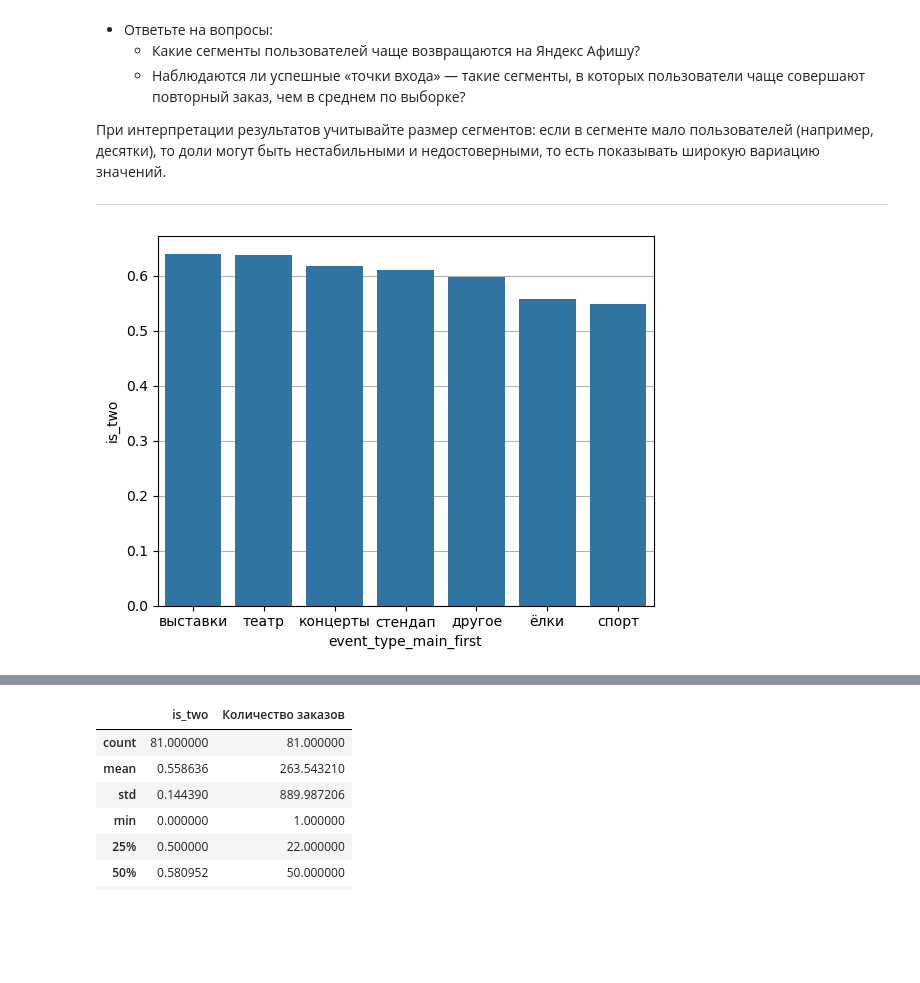
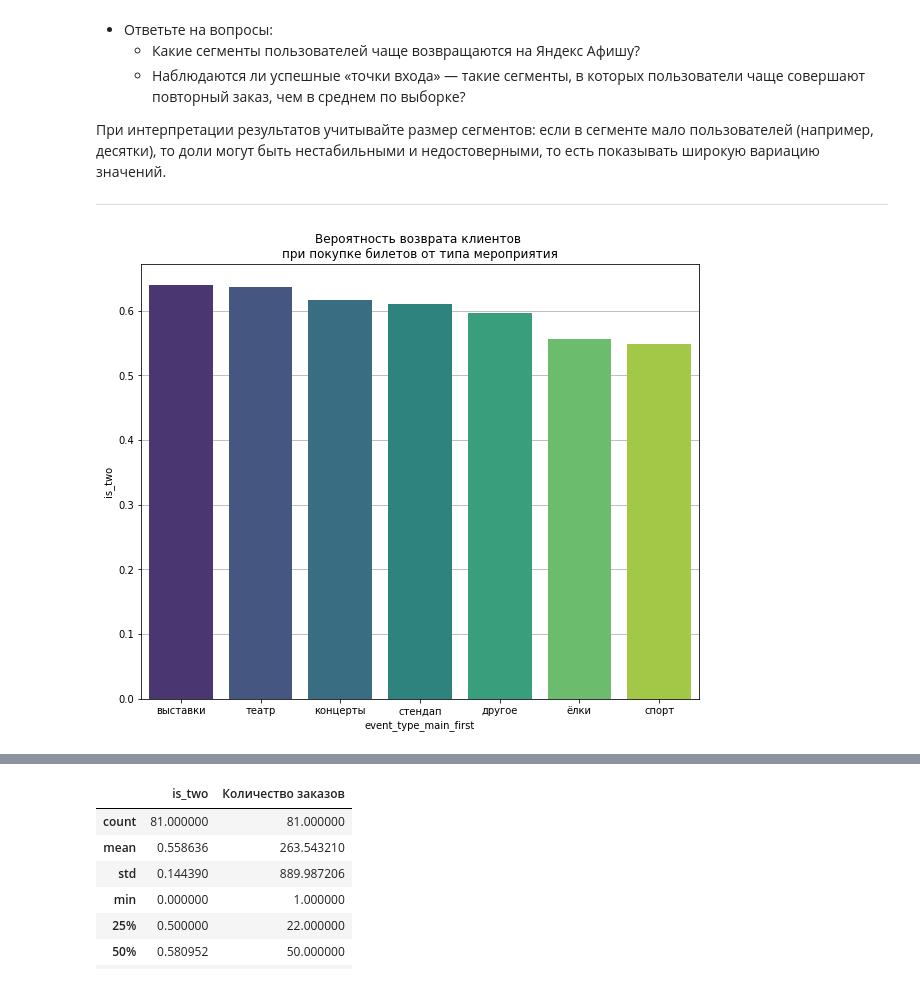
Before and after one commit to ivmulin/afisha_analysis, a Jupyter notebook: notebook.ipynb, the cells around one changed output, grey strips where cells are left out. Saved outputs shown, nothing was run; the diff lists cells and outputs as text; code cells hidden in the pictures; blank space fills up the shorter version.

```diff
--- a/notebook.ipynb
+++ b/notebook.ipynb
@@ -665,7 +853,7 @@ outliers_info.head()
 # %% [markdown]
 Наконец, займёмся полем `days_since_prev`. Пропускам в этом поле соответствуют пользователи, совершившие одну покупку за всё время. Имея это в виду, заполним их числом $-1$ и преобразуем к целочисленному виду:
 # %%
-df.loc[:, 'days_since_prev'] = df['days_since_prev'].fillna(-1)
-df['days_since_prev'] = pd.to_numeric(df['days_since_prev'], downcast='integer')
+# df.loc[:, 'days_since_prev'] = df['days_since_prev'].fillna(-1)
+# df['days_since_prev'] = pd.to_numeric(df['days_since_prev'], downcast='integer')
 
-df.info()
+# df.info()
@@ -691,0 +890,4 @@ memory usage: 20.5 MB
+# %%
+df.loc[:, 'days_since_prev'] = df['days_since_prev'].astype('Int64')
+
+df.info()
@@ -700,0 +942,11 @@ memory usage: 20.5 MB
+# %%
+duplicates_to_regard = [
+    'user_id',
+    'device_type_canonical',
+    'order_ts',
+    'revenue',
+    'event_id',
+    'service_name',
+]
+
+print(f"Имеется {df[duplicates_to_regard].duplicated().sum()} дубликатов")
@@ -700,0 +1090,9 @@ memory usage: 20.5 MB
+# %%
+before = df.shape[0]
+df.drop_duplicates(duplicates_to_regard, inplace=True)
+after = df.shape[0]
+
+diff = before - after
+ratio = diff / before
+
+print(f"Избавились от {diff} дубликатов, что составило {ratio * 100:.2f}% данных 👌")
@@ -1204,22 +1789,26 @@ service_first.head(n)
 
 ---
 # %%
+plt.figure(figsize=(10, 8))
+plt.grid('x')
+
 event_first_is_two_mean = df_agged.groupby('event_type_main_first')['is_two'].mean()
 event_first_is_two_mean = event_first_is_two_mean.sort_values(ascending=False).reset_index()
 
 plt.grid('x', zorder=-1)
 
 sns.barplot(
     data=event_first_is_two_mean,
     x='event_type_main_first',
     y='is_two',
     order=event_first_is_two_mean['event_type_main_first'],
+    palette='viridis',
     zorder=3
 )
 
-
+plt.title('Вероятность возврата клиентов \nпри покупке билетов от типа мероприятия')
 
 plt.show()
 # %% [output]
-[figure, old version]
+[figure, new version]
 # %%
```
Also changed, not shown: parts of 156 cells of this notebook, 1 other file.
